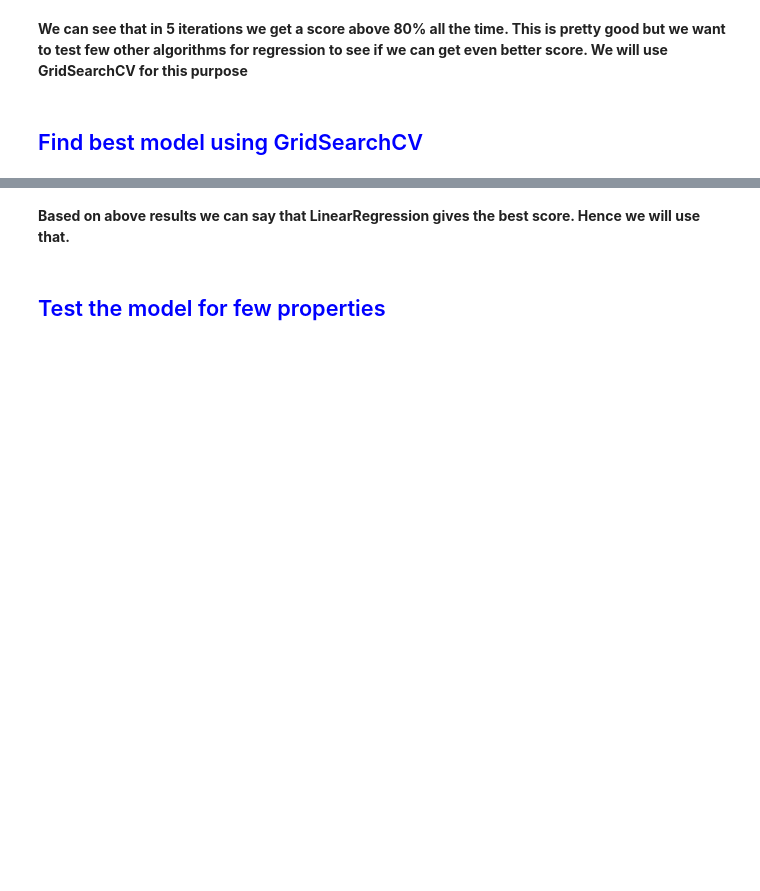
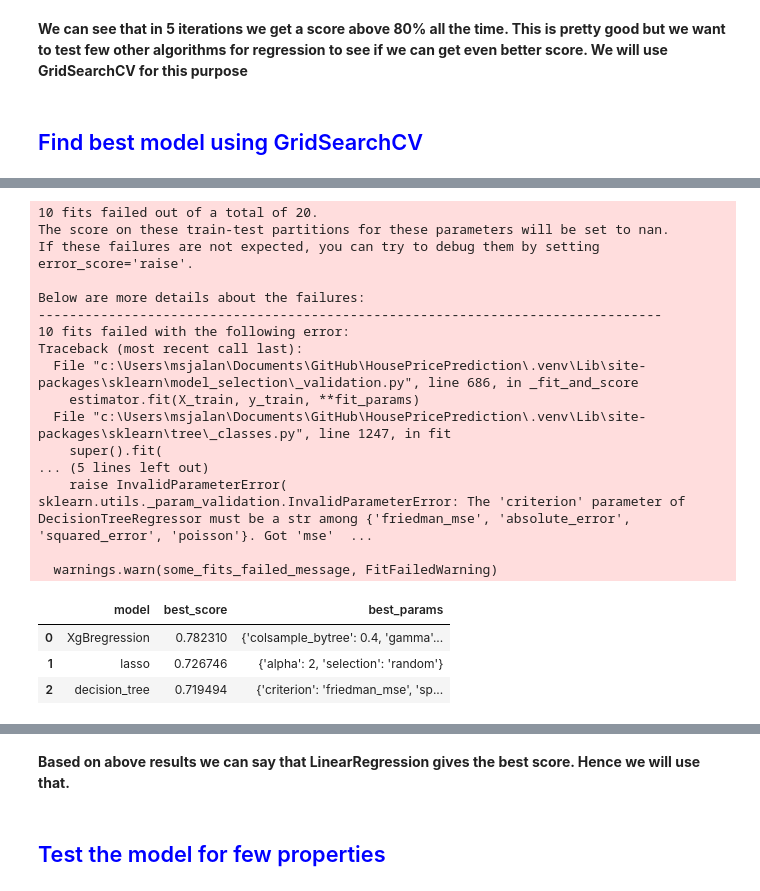
Before and after one commit to MiteshJalan/HousePricePrediction, a Jupyter notebook: model/banglore_home_prices_final.ipynb, the cells around one changed output, grey strips where cells are left out. Cells and saved outputs as stored; diff of their text form; code cells hidden in the pictures; blank space fills up the shorter version.

```diff
--- a/model/banglore_home_prices_final.ipynb
+++ b/model/banglore_home_prices_final.ipynb
@@ -319,41 +644,77 @@ cross_val_score(LinearRegression(), X, y, cv=cv)
 # %%
 from sklearn.model_selection import GridSearchCV
-
+from xgboost.sklearn import XGBRegressor
 from sklearn.linear_model import Lasso
 from sklearn.tree import DecisionTreeRegressor
 
 def find_best_model_using_gridsearchcv(X,y):
     algos = {
-        'linear_regression' : {
-            'model': LinearRegression(),
-            'params': {
-                'normalize': [True, False]
-            }
+        # 'linear_regression' : {
+        #     'model': LinearRegression(),
+        #     'params': {
+        #         'normalize': [True, False]
+        #     }
+        # },
+
+        'XgBregression': {
+            'model':XGBRegressor(),
+            'params': {"learning_rate": (0.05, 0.10, 0.15),
+                        "max_depth": [ 3, 4, 5, 6, 8],
+                        "min_child_weight": [ 1, 3, 5, 7],
+                        "gamma":[ 0.0, 0.1, 0.2],
+                        "colsample_bytree":[ 0.3, 0.4],}
+
         },
+
+
         'lasso': {
             'model': Lasso(),
             'params': {
                 'alpha': [1,2],
                 'selection': ['random', 'cyclic']
             }
         },
         'decision_tree': {
             'model': DecisionTreeRegressor(),
             'params': {
                 'criterion' : ['mse','friedman_mse'],
                 'splitter': ['best','random']
             }
         }
     }
     scores = []
     cv = ShuffleSplit(n_splits=5, test_size=0.2, random_state=0)
     for algo_name, config in algos.items():
+        # print(config)
         gs =  GridSearchCV(config['model'], config['params'], cv=cv, return_train_score=False)
         gs.fit(X,y)
         scores.append({
             'model': algo_name,
             'best_score': gs.best_score_,
             'best_params': gs.best_params_
         })
 
     return pd.DataFrame(scores,columns=['model','best_score','best_params'])
+find_best_model_using_gridsearchcv(X,y)
+# %% [output]
+10 fits failed out of a total of 20.
+The score on these train-test partitions for these parameters will be set to nan.
+If these failures are not expected, you can try to debug them by setting error_score='raise'.
+
+Below are more details about the failures:
+--------------------------------------------------------------------------------
+10 fits failed with the following error:
+Traceback (most recent call last):
+  File "c:\Users\msjalan\Documents\GitHub\HousePricePrediction\.venv\Lib\site-packages\sklearn\model_selection\_validation.py", line 686, in _fit_and_score
+    estimator.fit(X_train, y_train, **fit_params)
+  File "c:\Users\msjalan\Documents\GitHub\HousePricePrediction\.venv\Lib\site-packages\sklearn\tree\_classes.py", line 1247, in fit
+    super().fit(
+... (5 lines left out)
+    raise InvalidParameterError(
+sklearn.utils._param_validation.InvalidParameterError: The 'criterion' parameter of DecisionTreeRegressor must be a str among {'friedman_mse', 'absolute_error', 'squared_error', 'poisson'}. Got 'mse'  ...
+
+  warnings.warn(some_fits_failed_message, FitFailedWarning)
+|  | model | best_score | best_params |
+| 0 | XgBregression | 0.782310 | {'colsample_bytree': 0.4, 'gamma'... |
+| 1 | lasso | 0.726746 | {'alpha': 2, 'selection': 'random'} |
+| 2 | decision_tree | 0.719494 | {'criterion': 'friedman_mse', 'sp... |
```
Also changed, not shown: parts of 78 cells of this notebook, 7 other files.
